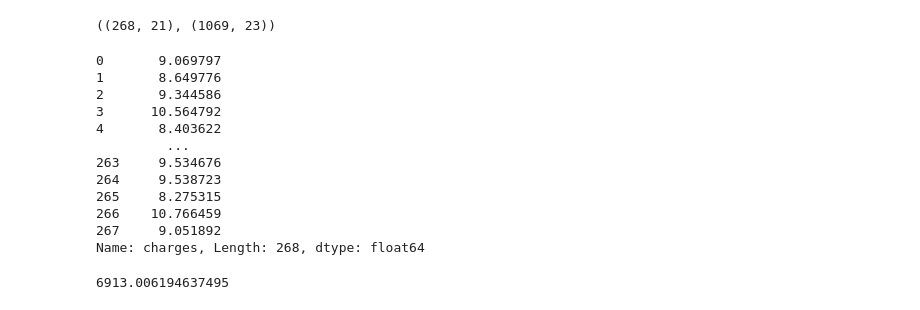
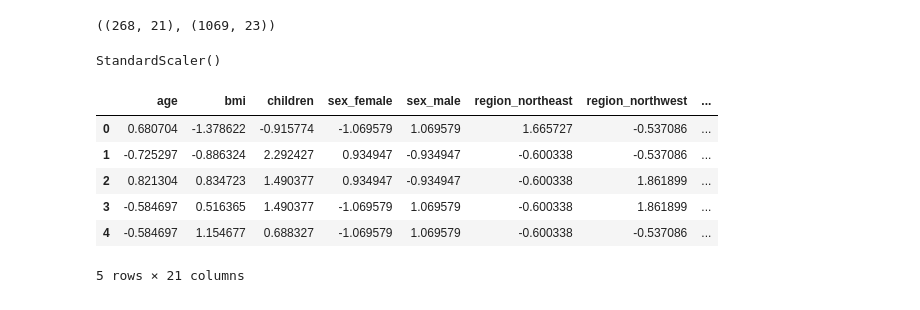
Before and after one commit to Rubeennn/ml-tabular-project, a Jupyter notebook: notebooks/exploration.ipynb, the cells around one changed output. Saved outputs shown, nothing was run; the diff lists cells and outputs as text; code cells hidden in the pictures.

Commit message:
data standartization, model selection

```diff
--- a/notebooks/exploration.ipynb
+++ b/notebooks/exploration.ipynb
@@ -472,16 +463,0 @@ y_pred_log = model.predict(X_test)
-# %%
-y_test_log = y_test.map(lambda x: np.log(x))
-y_test_log
-# %% [output]
-0       9.069797
-1       8.649776
-2       9.344586
-3      10.564792
-4       8.403622
-         ...
-263     9.534676
-264     9.538723
-265     8.275315
-266    10.766459
-267     9.051892
-Name: charges, Length: 268, dtype: float64
@@ -495,4 +464,17 @@ loss = root_mean_squared_error(y_true, y_pred)
-# %%
-loss
-# %% [output]
-6913.006194637495
+# %%
+from sklearn.preprocessing import StandardScaler
+scaler = StandardScaler()
+scaler.fit(X_test)
+# %% [output]
+StandardScaler()
+# %%
+X_test = pd.DataFrame(scaler.transform(X_test), columns=X_test.columns, index=X_test.index)
+X_test.head()
+# %% [output]
+|  | age | bmi | children | sex_female | sex_male | region_northeast | region_northwest | ... |
+| 0 | 0.680704 | -1.378622 | -0.915774 | -1.069579 | 1.069579 | 1.665727 | -0.537086 | ... |
+| 1 | -0.725297 | -0.886324 | 2.292427 | 0.934947 | -0.934947 | -0.600338 | -0.537086 | ... |
+| 2 | 0.821304 | 0.834723 | 1.490377 | 0.934947 | -0.934947 | -0.600338 | 1.861899 | ... |
+| 3 | -0.584697 | 0.516365 | 1.490377 | -1.069579 | 1.069579 | -0.600338 | 1.861899 | ... |
+| 4 | -0.584697 | 1.154677 | 0.688327 | -1.069579 | 1.069579 | -0.600338 | -0.537086 | ... |
+5 rows × 21 columns
```
Also changed, not shown: parts of 12 cells of this notebook.
